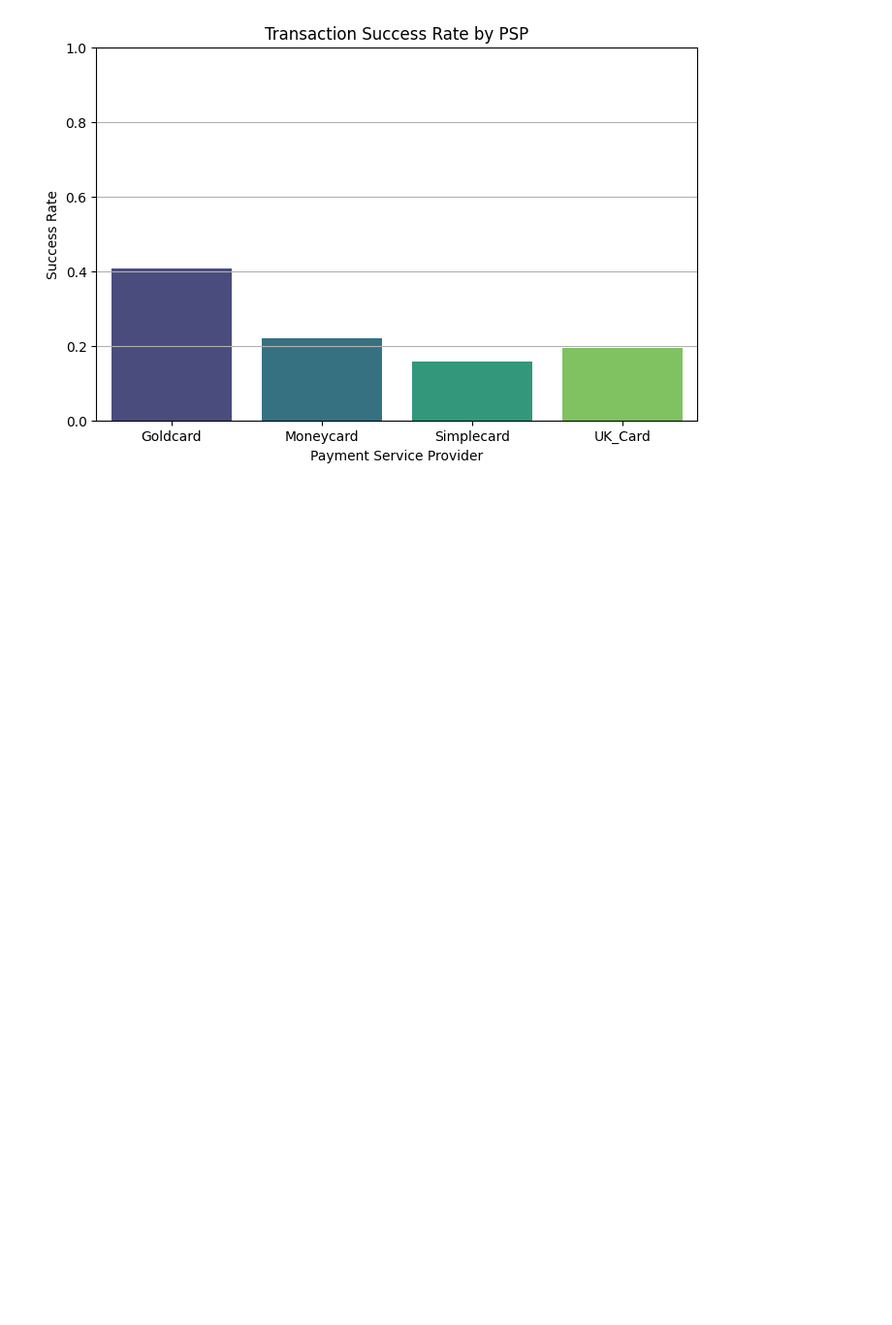
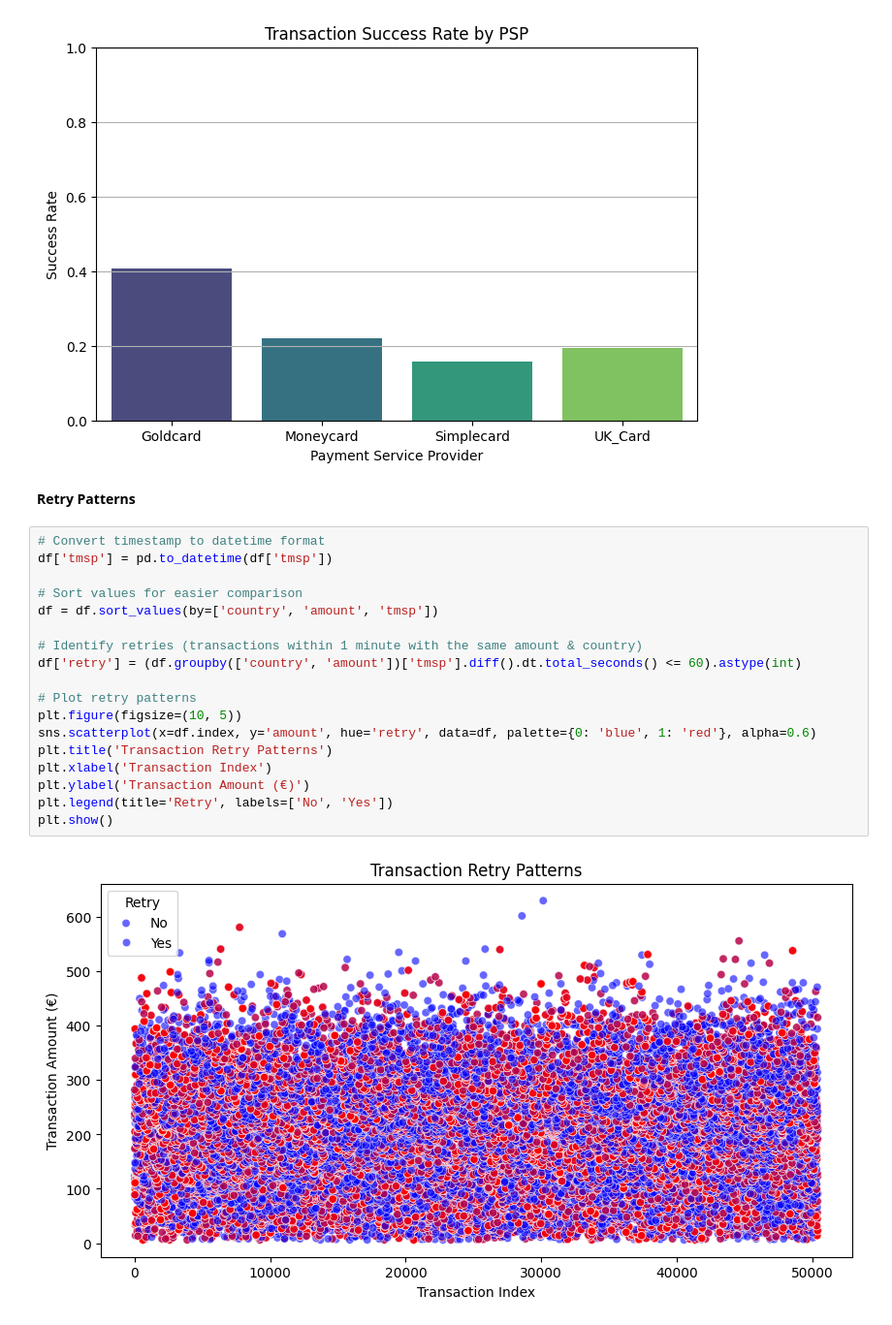
Before and after one commit to imildositoe/predictive_modeling_credit_card_routing, a Jupyter notebook: main.ipynb, the cells around one changed output. Shown: that part at 97% size. Saved outputs shown, nothing was run; the diff lists cells and outputs as text; blank space fills up the shorter version.

Commit message:
added scatter plot pattern of retries

```diff
--- a/main.ipynb
+++ b/main.ipynb
@@ -85,3 +85,25 @@ Passing `palette` without assigning `hue` is deprecated and will be removed in v
 
   sns.barplot(x='PSP', y='success', data=psp_success_rates, palette='viridis')
 [figure]
+# %% [markdown]
+__Retry Patterns__
+# %%
+# Convert timestamp to datetime format
+df['tmsp'] = pd.to_datetime(df['tmsp'])
+
+# Sort values for easier comparison
+df = df.sort_values(by=['country', 'amount', 'tmsp'])
+
+# Identify retries (transactions within 1 minute with the same amount & country)
+df['retry'] = (df.groupby(['country', 'amount'])['tmsp'].diff().dt.total_seconds() <= 60).astype(int)
+
+# Plot retry patterns
+plt.figure(figsize=(10, 5))
+sns.scatterplot(x=df.index, y='amount', hue='retry', data=df, palette={0: 'blue', 1: 'red'}, alpha=0.6)
+plt.title('Transaction Retry Patterns')
+plt.xlabel('Transaction Index')
+plt.ylabel('Transaction Amount (€)')
+plt.legend(title='Retry', labels=['No', 'Yes'])
+plt.show()
+# %% [output]
+[figure, added]
```
